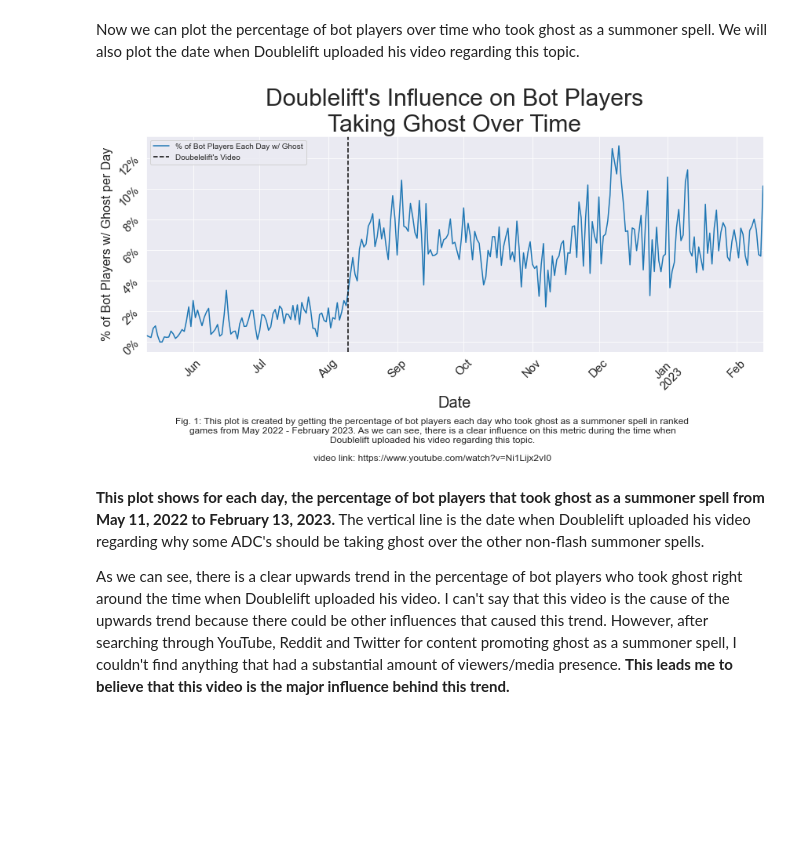
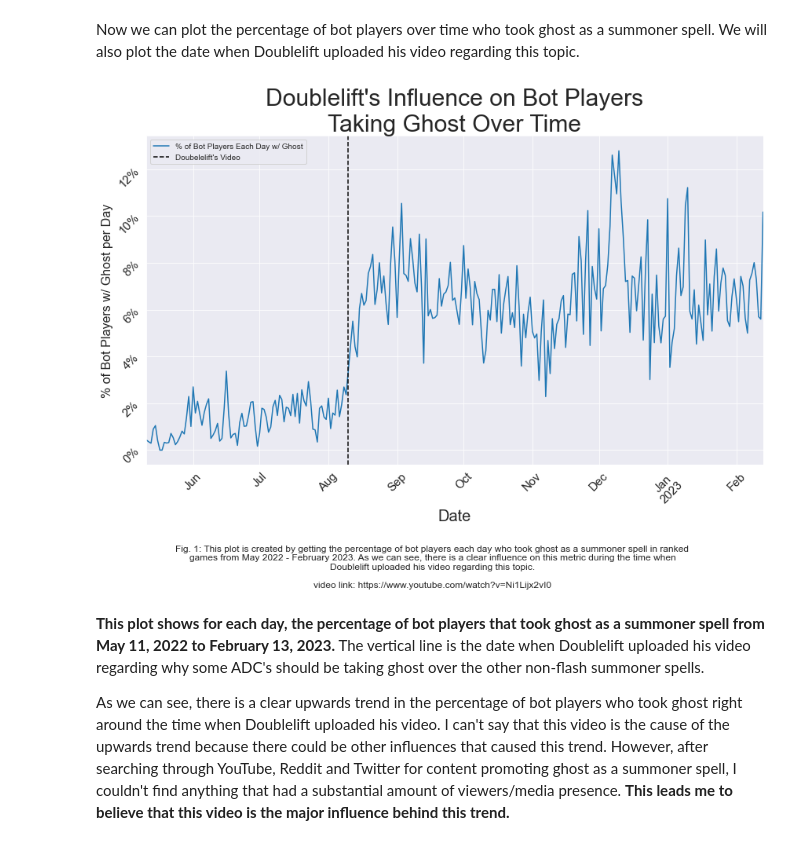
Before and after one commit to GitErickL/Doublelift-Ghost, a Jupyter notebook: Data Analysis.ipynb, the cells around one changed output. Cells and saved outputs as stored; diff of their text form; code cells hidden in the pictures; blank space fills up the shorter version.

Commit message:
made one of the plots a little bigger

```diff
--- a/Data Analysis.ipynb
+++ b/Data Analysis.ipynb
@@ -112,26 +112,26 @@ df_days = df_days[~df_days.index.isin(df_days.iloc[[0,-1],].index)] #there's pro
 # %% [markdown]
 Now we can plot the percentage of bot players over time who took ghost as a summoner spell. We will also plot the date when Doublelift uploaded his video regarding this topic.
 # %%
-df_days["ghost_percent"].plot(figsize = (12,6), label = "% of Bot Players Each Day w/ Ghost")
+df_days["ghost_percent"].plot(figsize = (12,8), label = "% of Bot Players Each Day w/ Ghost")
 
 
 plt.axvline(x = datetime.datetime.strptime("2022-08-10", "%Y-%m-%d"), ls = '--', c = 'black',
             label = "Doubelelift's Video")
 plt.xlabel("Date",fontsize = 20)
 plt.ylabel("% of Bot Players w/ Ghost per Day",fontsize = 16)
 plt.title("Doublelift's Influence on Bot Players\nTaking Ghost Over Time", fontsize = 30)
 plt.xticks(fontsize = 15, rotation = 45)
 plt.yticks(fontsize = 15, rotation = 45)
 plt.legend()
 plt.gca().set_yticklabels([f'{x:.0%}' for x in plt.gca().get_yticks()])
 #plt.grid(alpha = .4)
 txt="Fig. 1: This plot is created by getting the percentage of bot players each day who took ghost as a summoner spell in ranked\ngames from May 2022 - February 2023. As we can see, there is a clear influence on this metric during the time when\nDoublelift uploaded his video regarding this topic.\n\nvideo link: https://www.youtube.com/watch?v=Ni1Lijx2vI0"
 plt.figtext(0.5, -0.12, txt, wrap=True, horizontalalignment='center', fontsize=12)
 plt.tight_layout()
 plt.savefig("Doublelift_Influence.png", bbox_inches='tight')
 plt.show()
 # %% [output]
-[figure, old version]
+[figure, new version]
 # %% [markdown]
 **This plot shows for each day, the percentage of bot players that took ghost as a summoner spell from May 11, 2022 to February 13, 2023.** The vertical line is the date when Doublelift uploaded his video regarding why some ADC's should be taking ghost over the other non-flash summoner spells.
 
```
